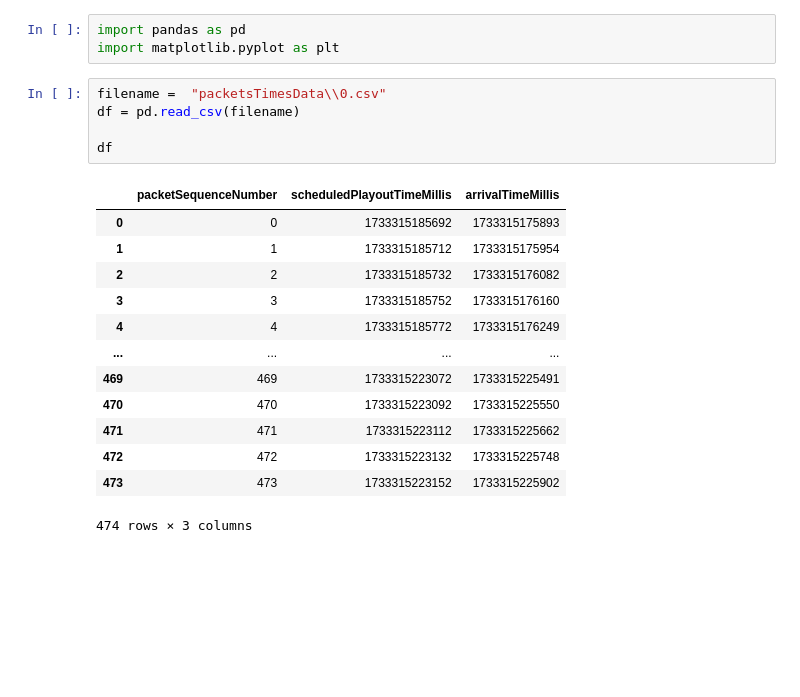
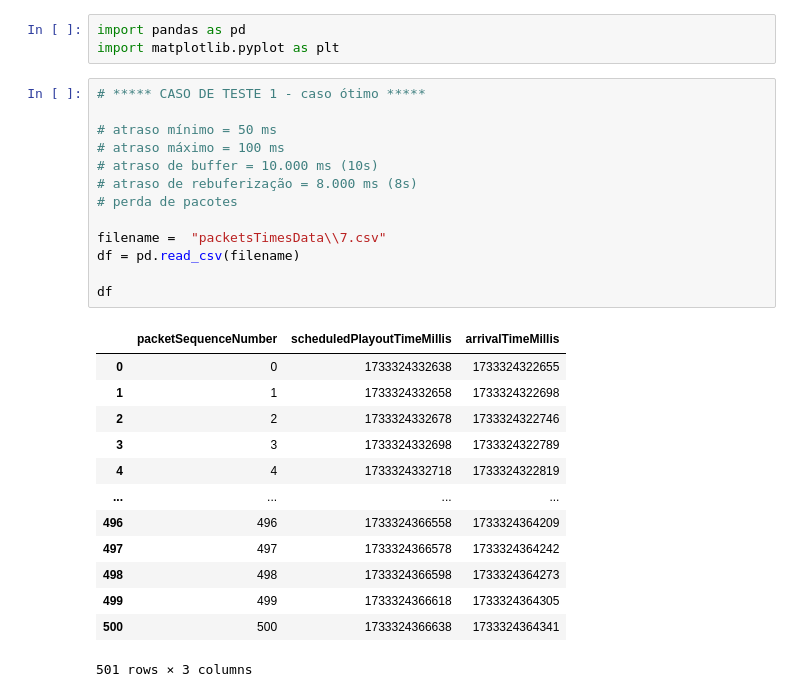
Before and after one commit to LucasMartelloNogueira/UFF-2024.2-TrabalhoRedesMM, a Jupyter notebook: analisys.ipynb, the cells around one changed output. Cells and saved outputs as stored; diff of their text form; blank space fills up the shorter version.

```diff
--- a/analisys.ipynb
+++ b/analisys.ipynb
@@ -1,25 +1,33 @@
 # %%
 import pandas as pd
 import matplotlib.pyplot as plt
-# %%
-filename =  "packetsTimesData\\0.csv"
-df = pd.read_csv(filename)
-
-df
-# %% [output]
-|  | packetSequenceNumber | scheduledPlayoutTimeMillis | arrivalTimeMillis |
-| 0 | 0 | 1733315185692 | 1733315175893 |
-| 1 | 1 | 1733315185712 | 1733315175954 |
-| 2 | 2 | 1733315185732 | 1733315176082 |
-| 3 | 3 | 1733315185752 | 1733315176160 |
-| 4 | 4 | 1733315185772 | 1733315176249 |
-| ... | ... | ... | ... |
-| 469 | 469 | 1733315223072 | 1733315225491 |
-| 470 | 470 | 1733315223092 | 1733315225550 |
-| 471 | 471 | 1733315223112 | 1733315225662 |
-| 472 | 472 | 1733315223132 | 1733315225748 |
-| 473 | 473 | 1733315223152 | 1733315225902 |
-474 rows × 3 columns
+# %%
+# ***** CASO DE TESTE 1 - caso ótimo *****
+
+# atraso mínimo = 50 ms
+# atraso máximo = 100 ms
+# atraso de buffer = 10.000 ms (10s)
+# atraso de rebuferização = 8.000 ms (8s)
+# perda de pacotes
+
+filename =  "packetsTimesData\\7.csv"
+df = pd.read_csv(filename)
+
+df
+# %% [output]
+|  | packetSequenceNumber | scheduledPlayoutTimeMillis | arrivalTimeMillis |
+| 0 | 0 | 1733324332638 | 1733324322655 |
+| 1 | 1 | 1733324332658 | 1733324322698 |
+| 2 | 2 | 1733324332678 | 1733324322746 |
+| 3 | 3 | 1733324332698 | 1733324322789 |
+| 4 | 4 | 1733324332718 | 1733324322819 |
+| ... | ... | ... | ... |
+| 496 | 496 | 1733324366558 | 1733324364209 |
+| 497 | 497 | 1733324366578 | 1733324364242 |
+| 498 | 498 | 1733324366598 | 1733324364273 |
+| 499 | 499 | 1733324366618 | 1733324364305 |
+| 500 | 500 | 1733324366638 | 1733324364341 |
+501 rows × 3 columns
 # %%
 scheduled_times = list(df["scheduledPlayoutTimeMillis"])
 arival_times = list(df["arrivalTimeMillis"])
```
Also changed, not shown: parts of 4 cells of this notebook, 6 other files.
